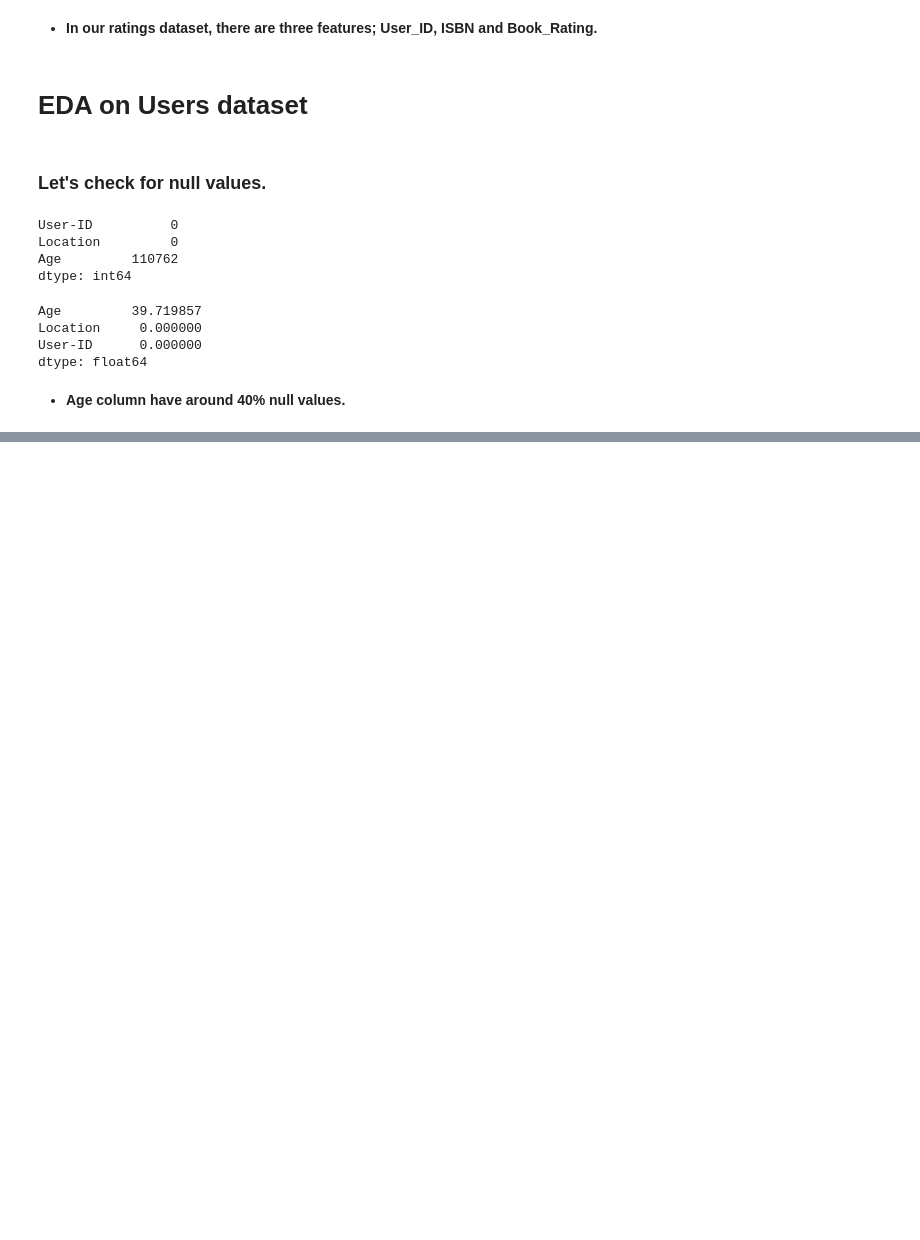
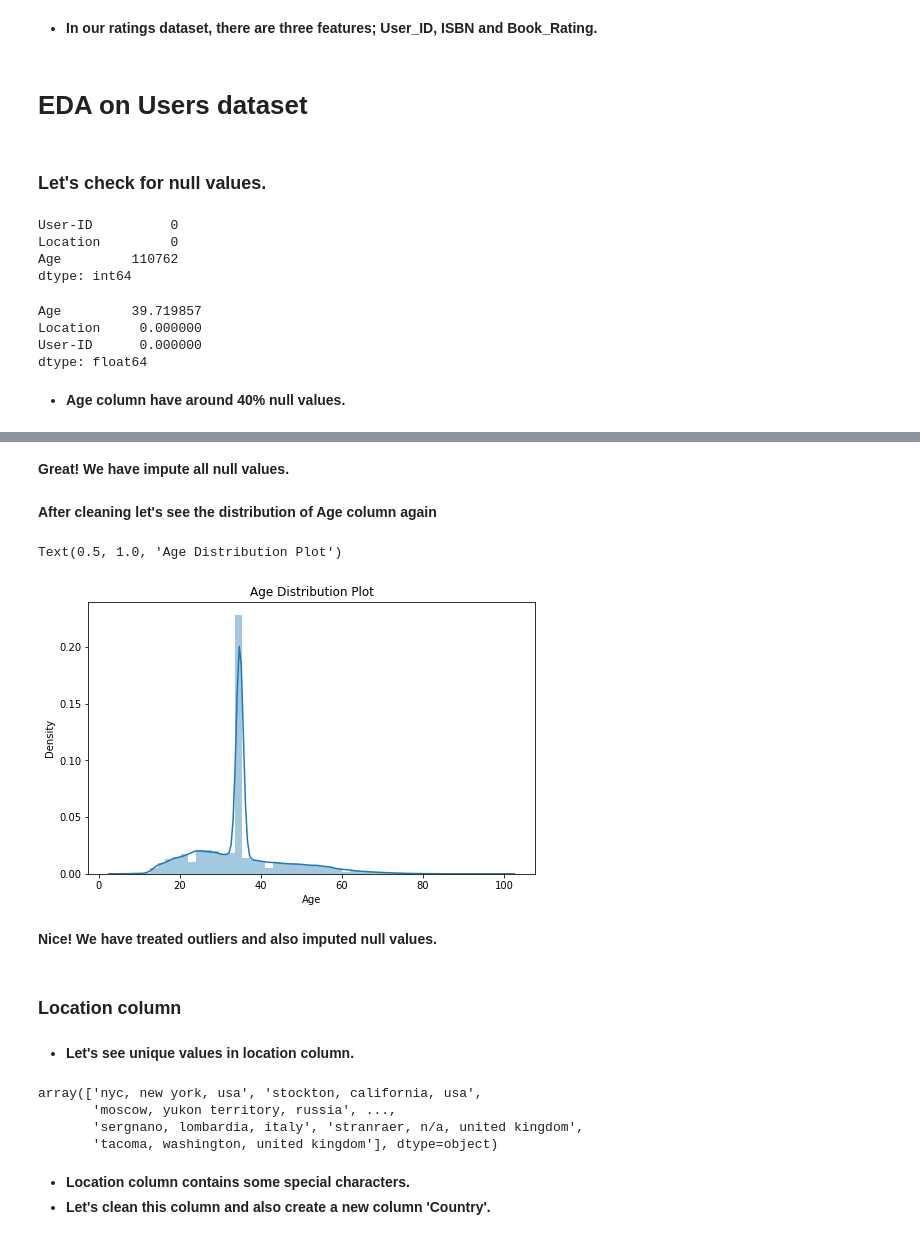
Before and after one commit to PuroshotamSingh/Book-Recommendation-System, a Jupyter notebook: Book_Recommendation_System_Puroshotam_Kumar_Singh_Capstone_Project_4.ipynb, the cells around one changed output, grey strips where cells are left out. Drawn from its saved outputs; the diff is of its cells as text; code cells hidden in the pictures; blank space fills up the shorter version.

```diff
--- a/Book_Recommendation_System_Puroshotam_Kumar_Singh_Capstone_Project_4.ipynb
+++ b/Book_Recommendation_System_Puroshotam_Kumar_Singh_Capstone_Project_4.ipynb
@@ -186,0 +243,4 @@ dtype: float64
+# %%
+# Replacing outlier data with NaN
+
+users.loc[(users.Age > 100) | (users.Age < 5), 'Age'] = np.nan
@@ -186,0 +260,4 @@ dtype: float64
+# %%
+# Replacing Nan values with mean
+
+users.Age = users.Age.fillna(users.Age.mean())
@@ -186,0 +273,31 @@ dtype: float64
+# %% [markdown]
+**Great! We have impute all null values.**
+# %% [markdown]
+**After cleaning let's see the distribution of Age column again**
+# %%
+# Distplot to see distribution of Age after cleaning
+
+plt.figure(figsize=(8,5))
+sns.distplot(users.Age)
+plt.title('Age Distribution Plot')
+# %% [output]
+Text(0.5, 1.0, 'Age Distribution Plot')
+[figure, added]
+# %% [markdown]
+**Nice! We have treated outliers and also imputed null values.**
+# %% [markdown]
+### **Location column**
+# %% [markdown]
+* **Let's see unique values in location column.**
+# %%
+# Printing unique values of location column
+
+users.Location.unique()
+# %% [output]
+array(['nyc, new york, usa', 'stockton, california, usa',
+       'moscow, yukon territory, russia', ...,
+       'sergnano, lombardia, italy', 'stranraer, n/a, united kingdom',
+       'tacoma, washington, united kingdom'], dtype=object)
+# %% [markdown]
+* **Location column contains some special characters.**
+* **Let's clean this column and also create a new column 'Country'.**
```
Also changed, not shown: parts of 17 cells of this notebook.
